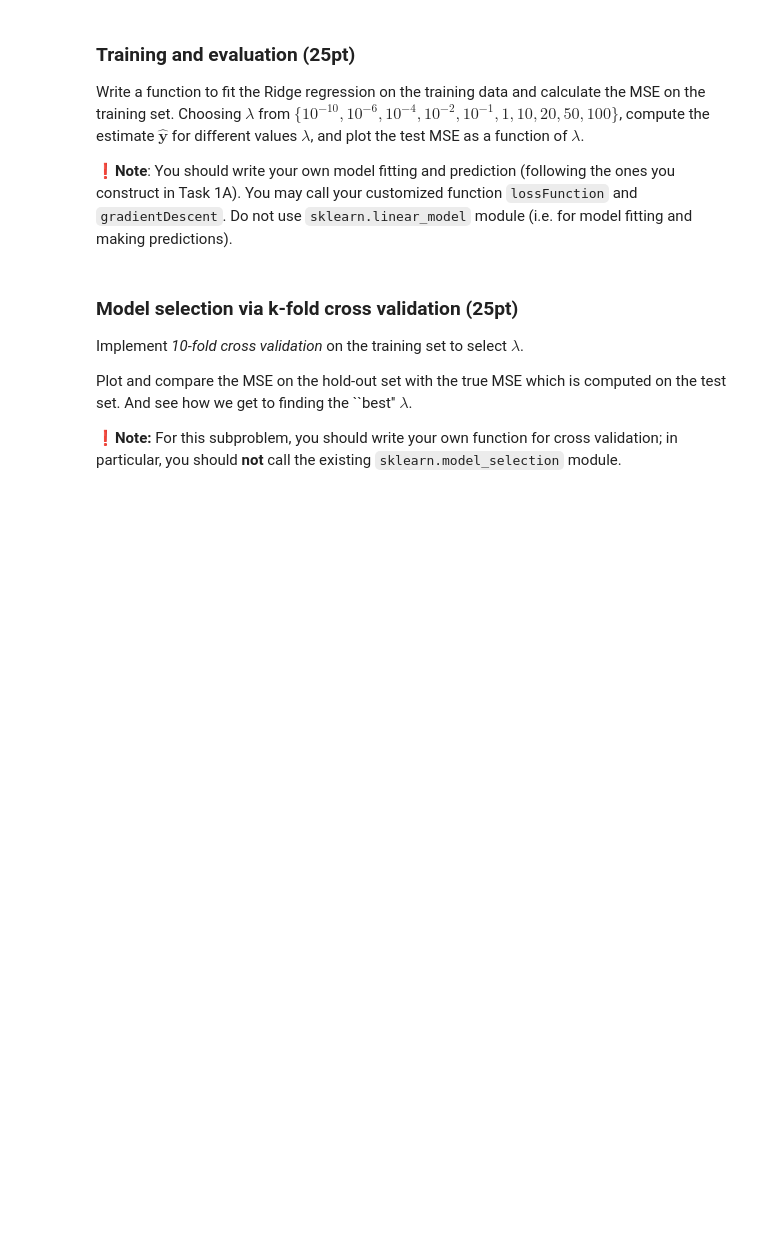
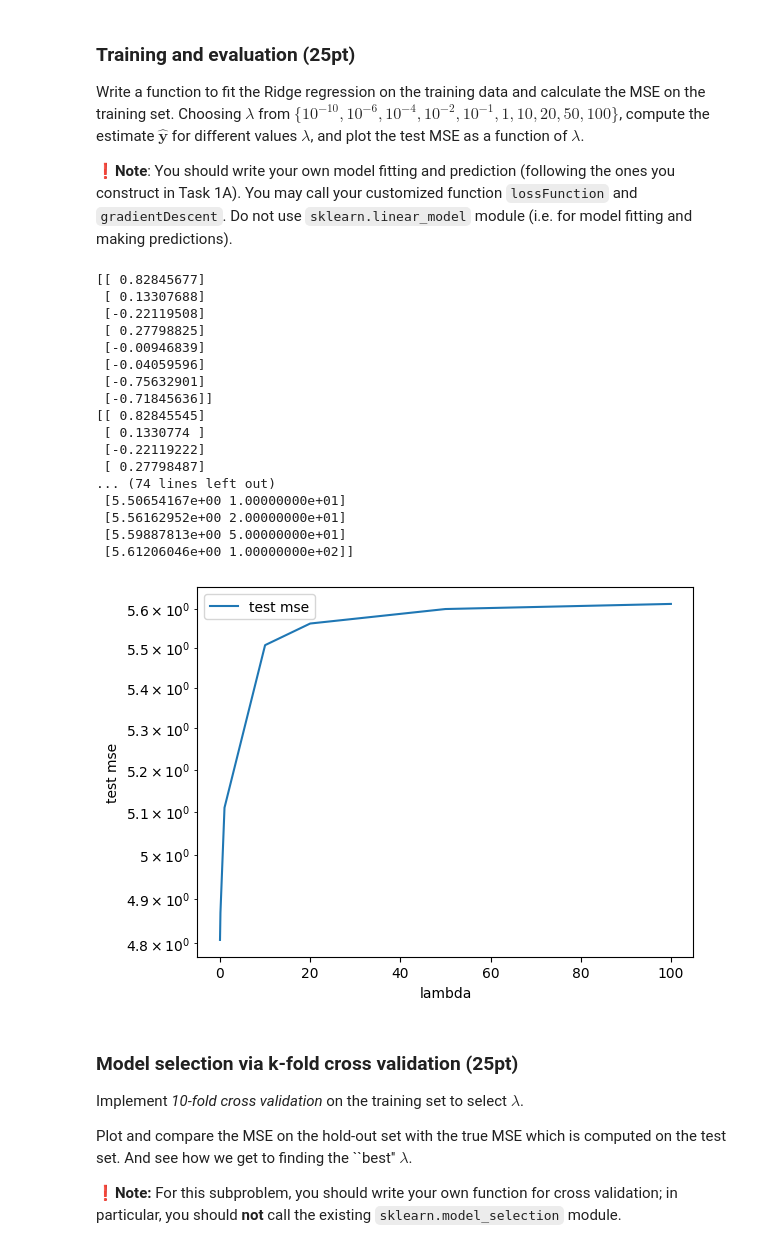
Before and after one commit to jakeziqiwei/winter24ML, a Jupyter notebook: [jake]project1_regression_modelsel.ipynb, the cells around one changed output. Saved outputs shown, nothing was run; the diff lists cells and outputs as text; code cells hidden in the pictures; blank space fills up the shorter version.

```diff
--- a/[jake]project1_regression_modelsel.ipynb
+++ b/[jake]project1_regression_modelsel.ipynb
@@ -293,36 +293,54 @@ Write a function to fit the Ridge regression on the training data and calculate
 # %%
 def train_and_eval( X_train , y_train , X_eval , y_eval , lambda_ ):
 
     mse = 0
     initial_theta = np.zeros((X_train.shape[1], 1))
-    Eta = 0.01
+    Eta = 1e-4
     Tolerance = 1e-6
     learned, _ = gradientDescent(X_train, y_train,initial_theta,Eta,lambda_,Tolerance)
     print(learned)
     y_hat = X_eval @learned
     y_eval = y_eval.reshape((-1,1))
     mse = np.mean(np.power(y_eval - y_hat,2))
     return mse
 
 
 weight_list = [1e-10, 1e-6, 1e-4, 0.01, 0.1, 1, 10, 20, 50, 100]
 result_list = []
 
 # compute test MSE
 for weight in weight_list:
     test_mse = train_and_eval(X_train , y_train.to_numpy() , X_test , y_test.to_numpy(), weight)
-    print(f"{weight=}, {test_mse=}")
     result_list.append([test_mse, weight])
     result_array = np.array (result_list)
 
-# print(result_array)
+print(result_array)
 plt.figure()
 plt.plot( result_array [: , -1] , result_array [: ,0] , label = 'test mse')
 plt.xlabel('lambda')
 plt.ylabel('test mse')
 plt.yscale('log')
 plt.legend()
 plt.show()
+# %% [output]
+[[ 0.82845677]
+ [ 0.13307688]
+ [-0.22119508]
+ [ 0.27798825]
+ [-0.00946839]
+ [-0.04059596]
+ [-0.75632901]
+ [-0.71845636]]
+[[ 0.82845545]
+ [ 0.1330774 ]
+ [-0.22119222]
+ [ 0.27798487]
+... (74 lines left out)
+ [5.50654167e+00 1.00000000e+01]
+ [5.56162952e+00 2.00000000e+01]
+ [5.59887813e+00 5.00000000e+01]
+ [5.61206046e+00 1.00000000e+02]]
+[figure, added]
 # %% [markdown]
 ### Model selection via k-fold cross validation (25pt)
 
```
Also changed, not shown: parts of 1 cell of this notebook.
